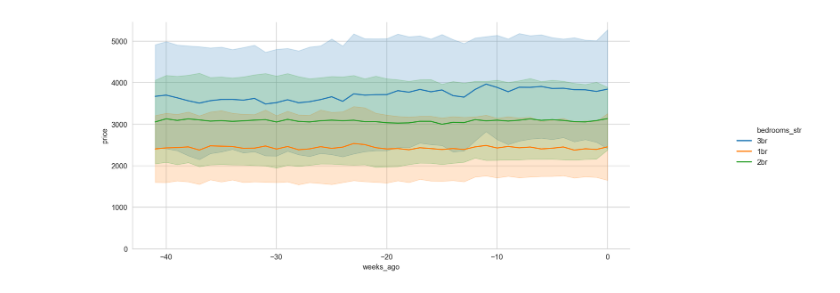
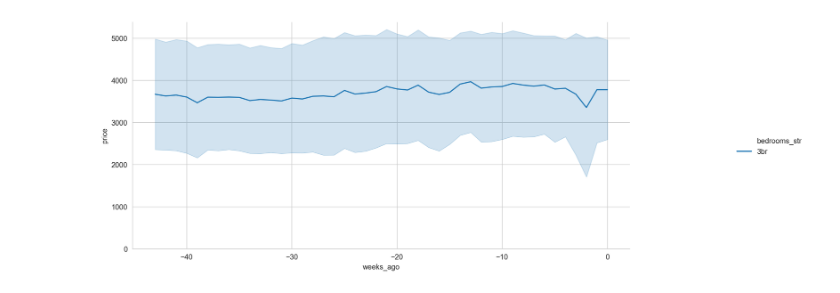
Before and after one commit to vistrcm/apthunt, a Jupyter notebook: analysis/prices.ipynb, the cells around one changed output. Drawn from its saved outputs; the diff is of its cells as text; code cells hidden in the pictures.

Commit message:
analysis. change prices graphs

```diff
--- a/analysis/prices.ipynb
+++ b/analysis/prices.ipynb
@@ -112,10 +147,15 @@ def days_ago(t):
 
 def weeks_ago(t):
     return days_ago(t) // 7
+
+def months_ago(t):
+    return days_ago(t) // 30
 # %%
 pdf["days_ago"] = pdf["time"].apply(days_ago)
 # %%
 pdf["weeks_ago"] = pdf["time"].apply(weeks_ago)
+# %%
+pdf["months_ago"] = pdf["time"].apply(months_ago)
 # %%
 pdf.describe()
 # %% [output]
@@ -202,7 +258,8 @@ g.set(ylim=(0, None));
 # %%
-g = sns.relplot(x="weeks_ago", y="price", kind="line", hue="bedrooms_str", ci="sd", data=acc)
+g = sns.relplot(x="weeks_ago", y="price", kind="line", hue="bedrooms_str", ci="sd",
+                data=acc[acc["bedrooms_str"]=="3br"])
 g.fig.set_figwidth(15)
 g.fig.set_figheight(5)
 g.set(ylim=(0, None));
 # %% [output]
-[figure, old version]
+[figure, new version]
```
Also changed, not shown: parts of 29 cells of this notebook.
